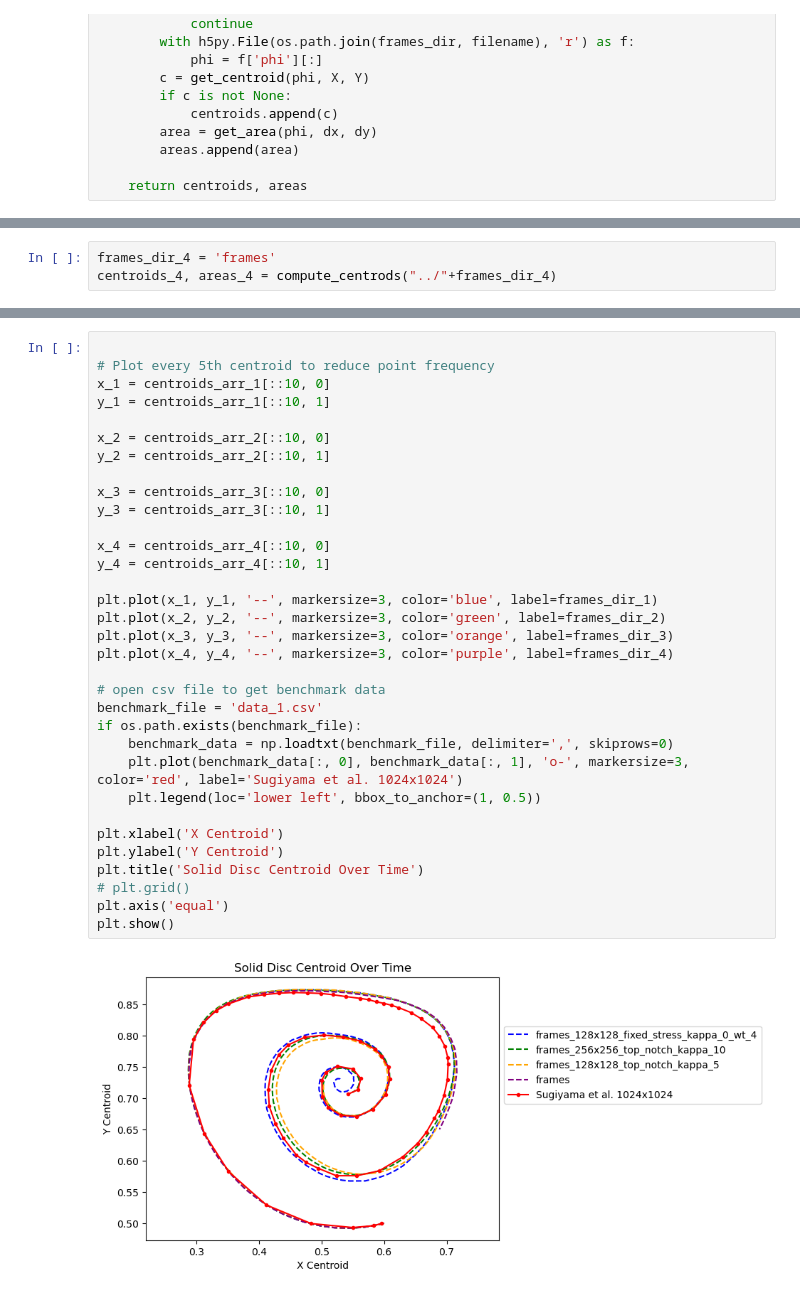
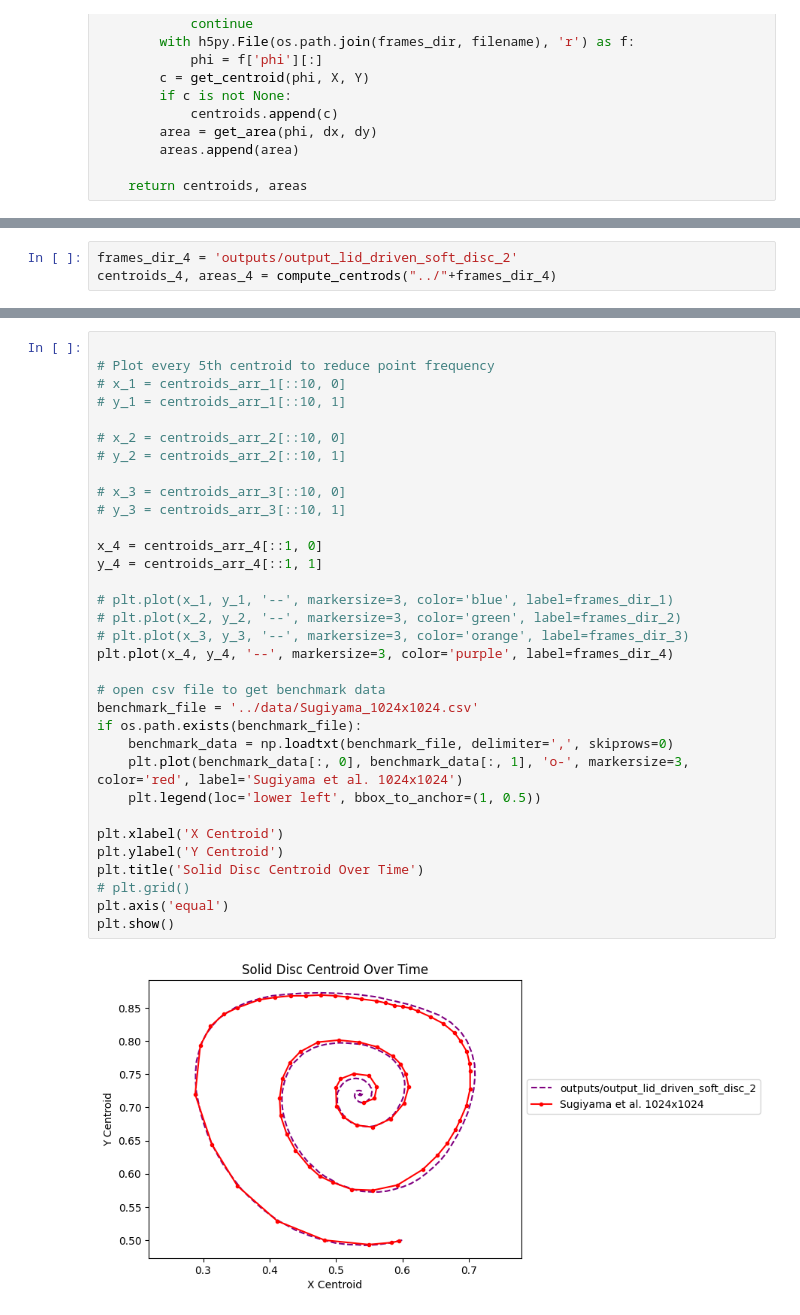
Before and after one commit to samanseifi/pyRMT, a Jupyter notebook: notebooks/centroid.ipynb, the cells around one changed output, grey strips where cells are left out. Cells and saved outputs as stored; diff of their text form.

Commit message:
Rerun of the soft disc

```diff
--- a/notebooks/centroid.ipynb
+++ b/notebooks/centroid.ipynb
@@ -60,4 +60,4 @@ centroids_3, areas_3 = compute_centrods("../"+frames_dir_3)
 # %%
-frames_dir_4 = 'frames'
+frames_dir_4 = 'outputs/output_lid_driven_soft_disc_2'
 centroids_4, areas_4 = compute_centrods("../"+frames_dir_4)
 # %%
@@ -78,38 +75,38 @@ Nume of centroids for case 4: 695
 # %%
 
 # Plot every 5th centroid to reduce point frequency
-x_1 = centroids_arr_1[::10, 0]
-y_1 = centroids_arr_1[::10, 1]
+# x_1 = centroids_arr_1[::10, 0]
+# y_1 = centroids_arr_1[::10, 1]
 
-x_2 = centroids_arr_2[::10, 0]
-y_2 = centroids_arr_2[::10, 1]
+# x_2 = centroids_arr_2[::10, 0]
+# y_2 = centroids_arr_2[::10, 1]
 
-x_3 = centroids_arr_3[::10, 0]
-y_3 = centroids_arr_3[::10, 1]
+# x_3 = centroids_arr_3[::10, 0]
+# y_3 = centroids_arr_3[::10, 1]
 
-x_4 = centroids_arr_4[::10, 0]
-y_4 = centroids_arr_4[::10, 1]
+x_4 = centroids_arr_4[::1, 0]
+y_4 = centroids_arr_4[::1, 1]
 
-plt.plot(x_1, y_1, '--', markersize=3, color='blue', label=frames_dir_1)
-plt.plot(x_2, y_2, '--', markersize=3, color='green', label=frames_dir_2)
-plt.plot(x_3, y_3, '--', markersize=3, color='orange', label=frames_dir_3)
+# plt.plot(x_1, y_1, '--', markersize=3, color='blue', label=frames_dir_1)
+# plt.plot(x_2, y_2, '--', markersize=3, color='green', label=frames_dir_2)
+# plt.plot(x_3, y_3, '--', markersize=3, color='orange', label=frames_dir_3)
 plt.plot(x_4, y_4, '--', markersize=3, color='purple', label=frames_dir_4)
 
 # open csv file to get benchmark data
-benchmark_file = 'data_1.csv'
+benchmark_file = '../data/Sugiyama_1024x1024.csv'
 if os.path.exists(benchmark_file):
     benchmark_data = np.loadtxt(benchmark_file, delimiter=',', skiprows=0)
     plt.plot(benchmark_data[:, 0], benchmark_data[:, 1], 'o-', markersize=3, color='red', label='Sugiyama et al. 1024x1024')
     plt.legend(loc='lower left', bbox_to_anchor=(1, 0.5))
 
 plt.xlabel('X Centroid')
 plt.ylabel('Y Centroid')
 plt.title('Solid Disc Centroid Over Time')
 # plt.grid()
 plt.axis('equal')
 plt.show()
 # %% [output]
-[figure, old version]
+[figure, new version]
 # %%
 
 def compute_area_err(areas):
```
Also changed, not shown: parts of 5 cells of this notebook, 2 other files.
